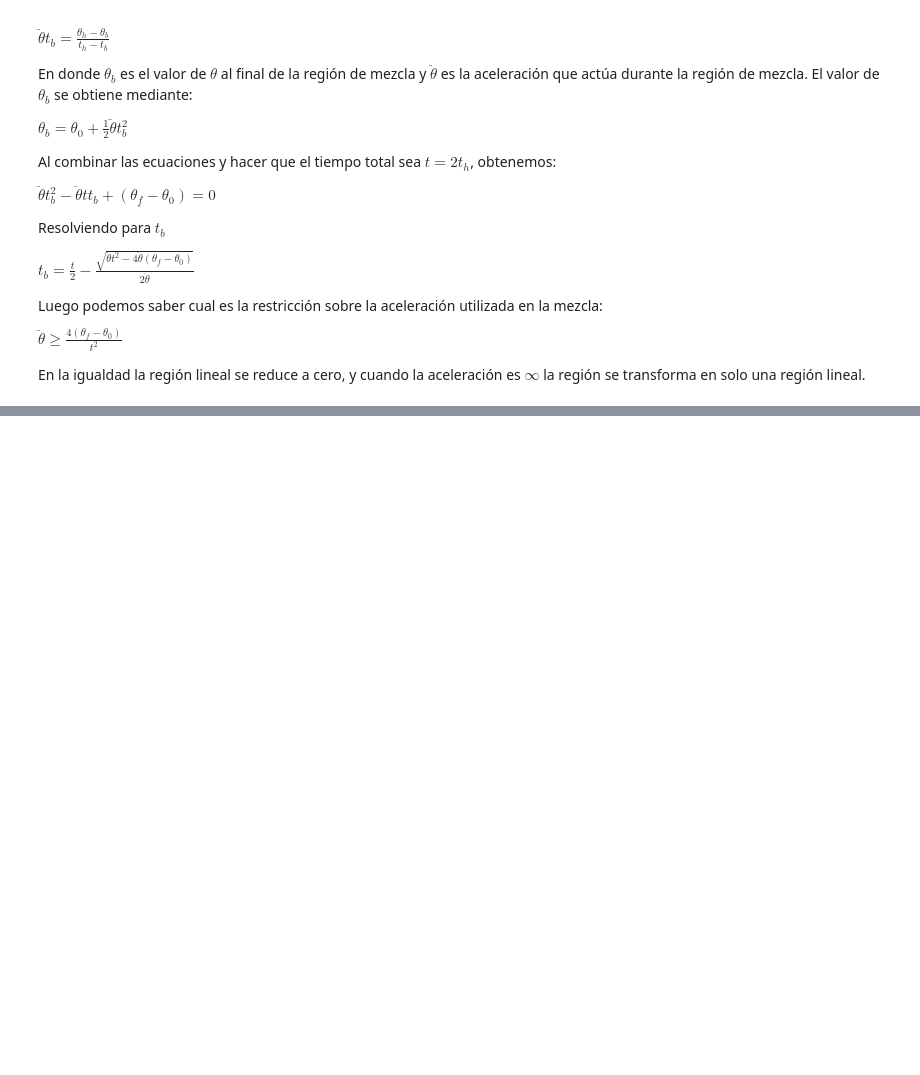
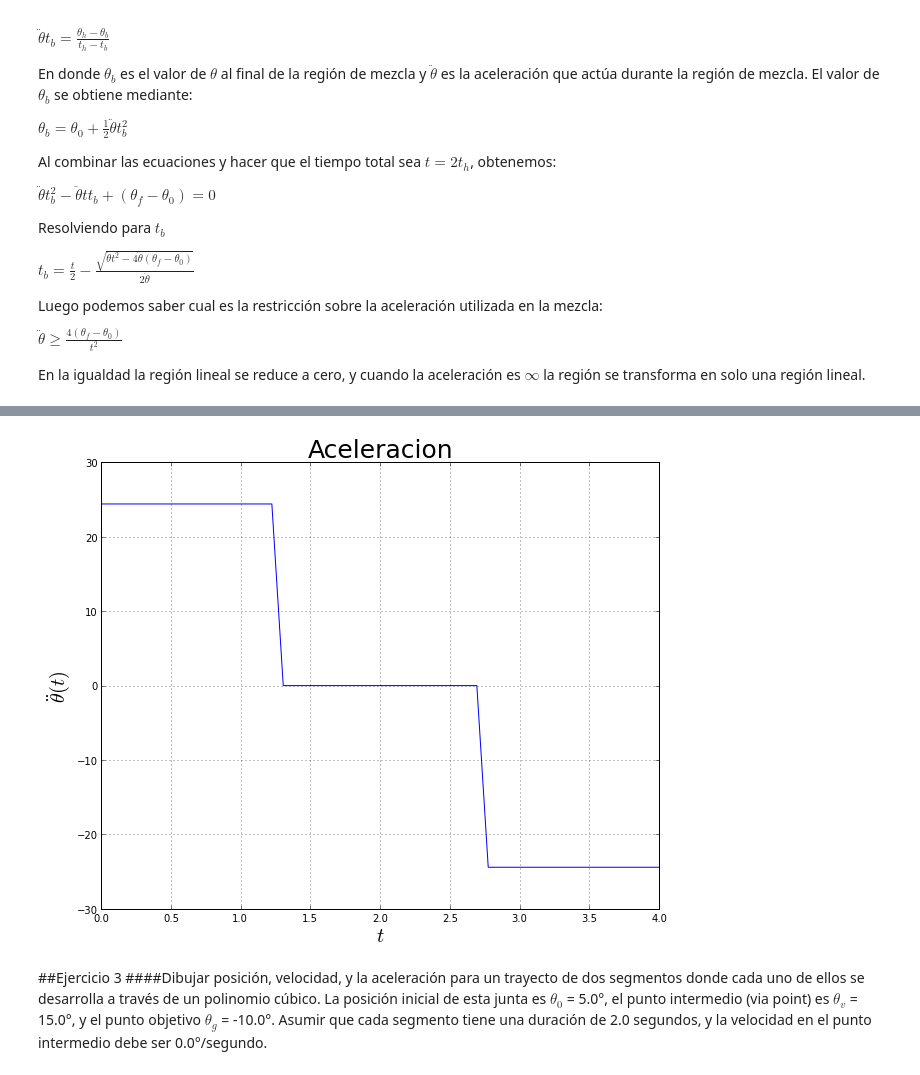
Before and after one commit to elsuizo/Control_de_robots_py, a Jupyter notebook: tp5.ipynb, the cells around one changed output, grey strips where cells are left out. Saved outputs shown, nothing was run; the diff lists cells and outputs as text; code cells hidden in the pictures; blank space fills up the shorter version.

Commit message:
hasta ejercicio2

```diff
--- a/tp5.ipynb
+++ b/tp5.ipynb
@@ -161,0 +204,12 @@ plt.show()
+# %%
+plt.plot(t,acel_blend(t))
+plt.title('Aceleracion', fontsize=25)
+plt.xlabel(r'$t$', fontsize=20)
+plt.ylabel(r'$\ddot{\theta}(t)$',fontsize=20)
+plt.grid()
+plt.show()
+# %% [output]
+[figure, added]
+# %% [markdown]
+##Ejercicio 3
+####Dibujar posición, velocidad, y la aceleración para un trayecto de dos segmentos donde cada uno de ellos se desarrolla a través de un polinomio cúbico. La posición inicial de esta junta es $\theta_{0}$  = 5.0°, el punto intermedio (via point) es $\theta_{v}$ = 15.0°, y el punto objetivo $\theta_{g}$ = -10.0°. Asumir que cada segmento tiene una duración de 2.0 segundos, y la velocidad en el punto intermedio debe ser 0.0°/segundo.
```
Also changed, not shown: parts of 5 cells of this notebook.
